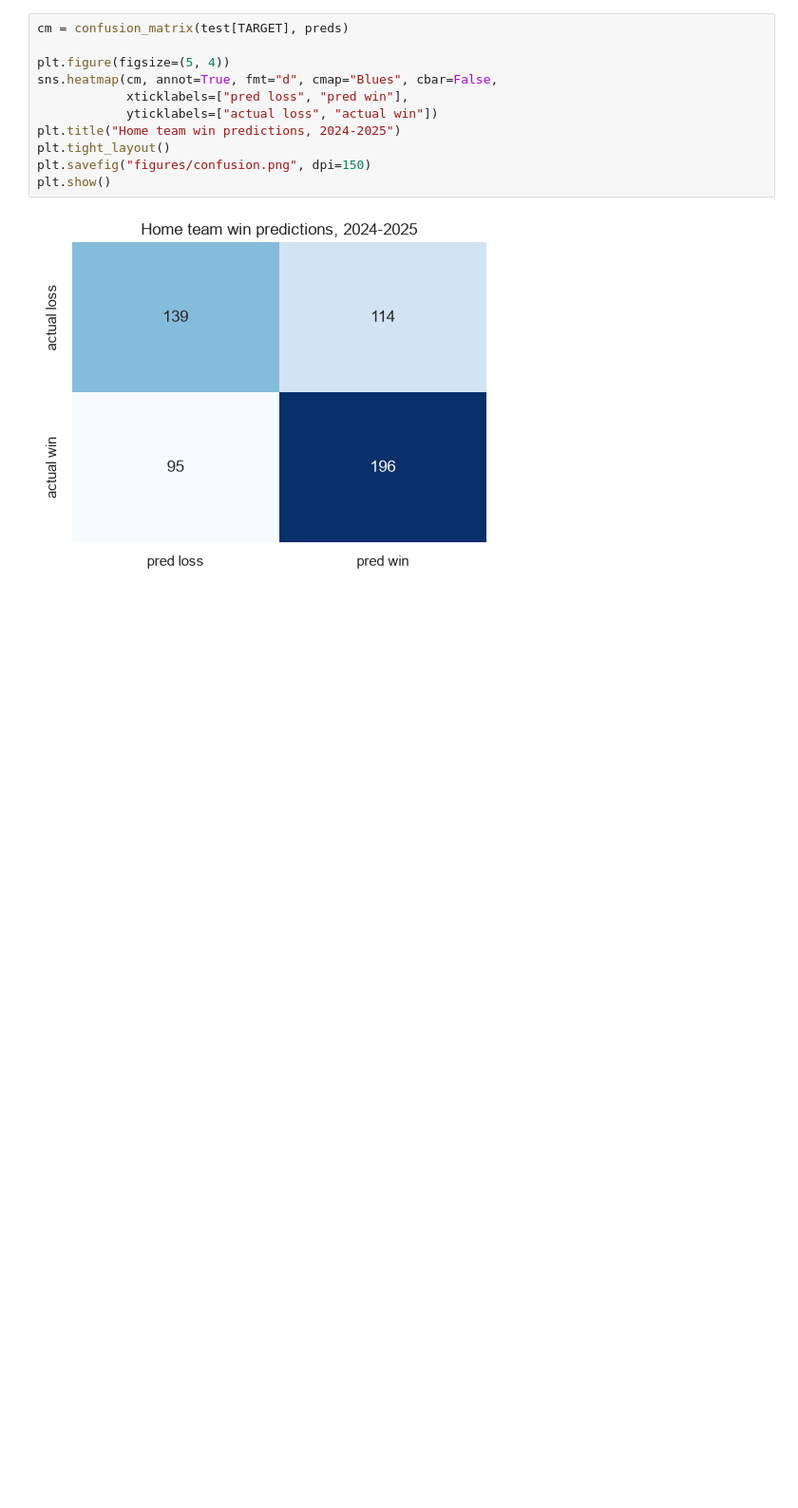
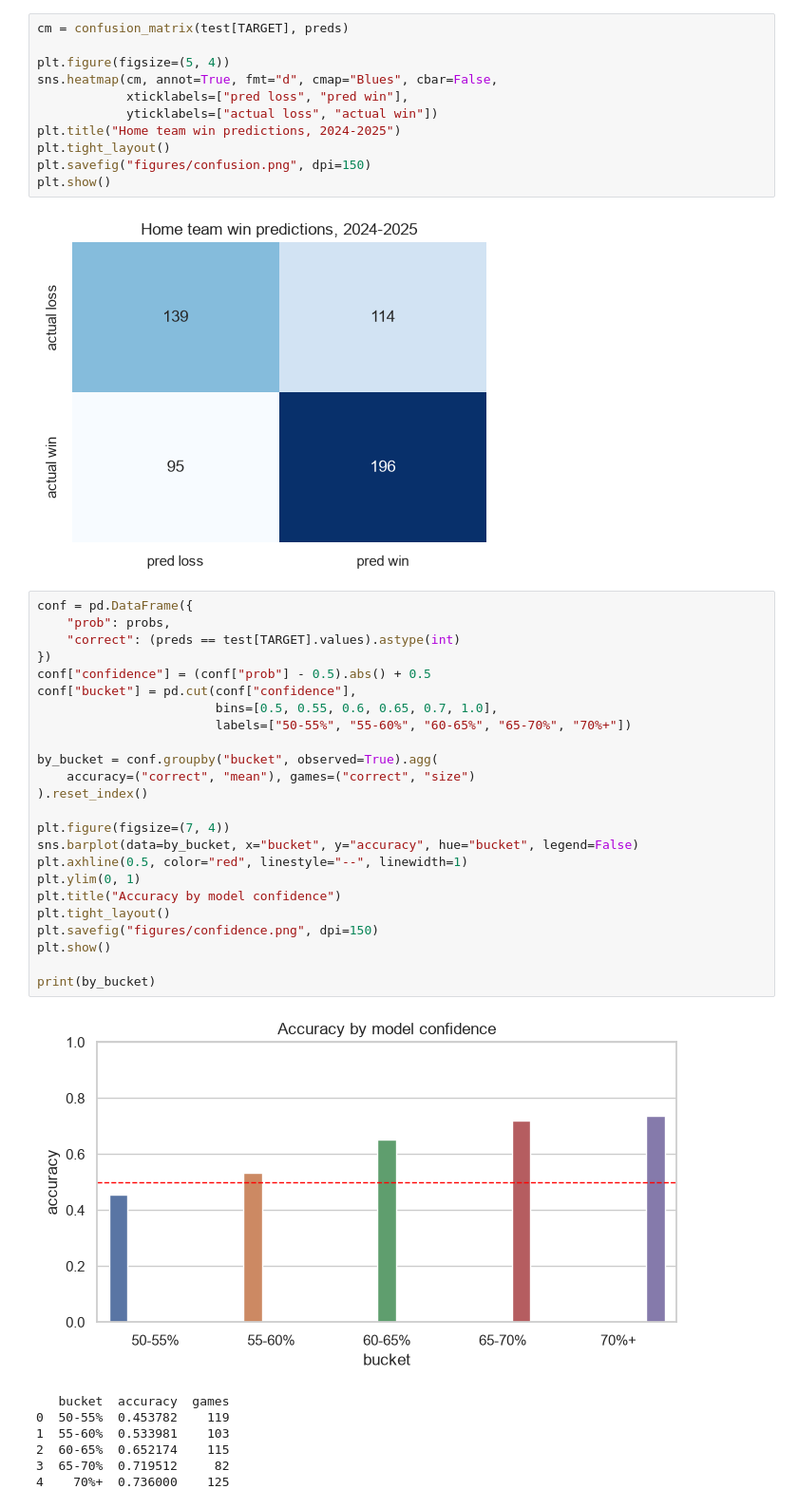
Before and after one commit to natcol06/nfl-spread-model, a Jupyter notebook: explore.ipynb, the cells around one changed output. Shown at 95% size. Saved outputs shown, nothing was run; the diff lists cells and outputs as text; blank space fills up the shorter version.

```diff
--- a/explore.ipynb
+++ b/explore.ipynb
@@ -283,3 +283,35 @@ plt.savefig("figures/confusion.png", dpi=150)
 plt.show()
 # %% [output]
 [figure]
+# %%
+conf = pd.DataFrame({
+    "prob": probs,
+    "correct": (preds == test[TARGET].values).astype(int)
+})
+conf["confidence"] = (conf["prob"] - 0.5).abs() + 0.5
+conf["bucket"] = pd.cut(conf["confidence"],
+                        bins=[0.5, 0.55, 0.6, 0.65, 0.7, 1.0],
+                        labels=["50-55%", "55-60%", "60-65%", "65-70%", "70%+"])
+
+by_bucket = conf.groupby("bucket", observed=True).agg(
+    accuracy=("correct", "mean"), games=("correct", "size")
+).reset_index()
+
+plt.figure(figsize=(7, 4))
+sns.barplot(data=by_bucket, x="bucket", y="accuracy", hue="bucket", legend=False)
+plt.axhline(0.5, color="red", linestyle="--", linewidth=1)
+plt.ylim(0, 1)
+plt.title("Accuracy by model confidence")
+plt.tight_layout()
+plt.savefig("figures/confidence.png", dpi=150)
+plt.show()
+
+print(by_bucket)
+# %% [output]
+[figure, added]
+   bucket  accuracy  games
+0  50-55%  0.453782    119
+1  55-60%  0.533981    103
+2  60-65%  0.652174    115
+3  65-70%  0.719512     82
+4    70%+  0.736000    125
```
Also changed, not shown: 4 other files.
